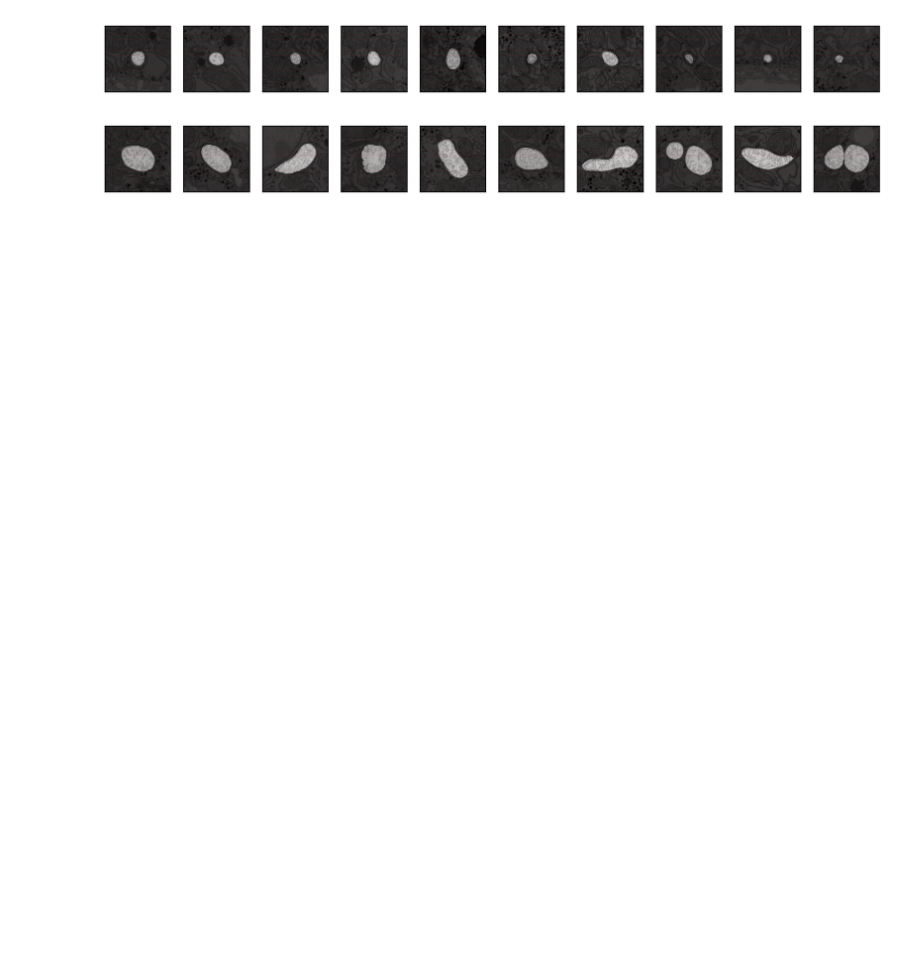
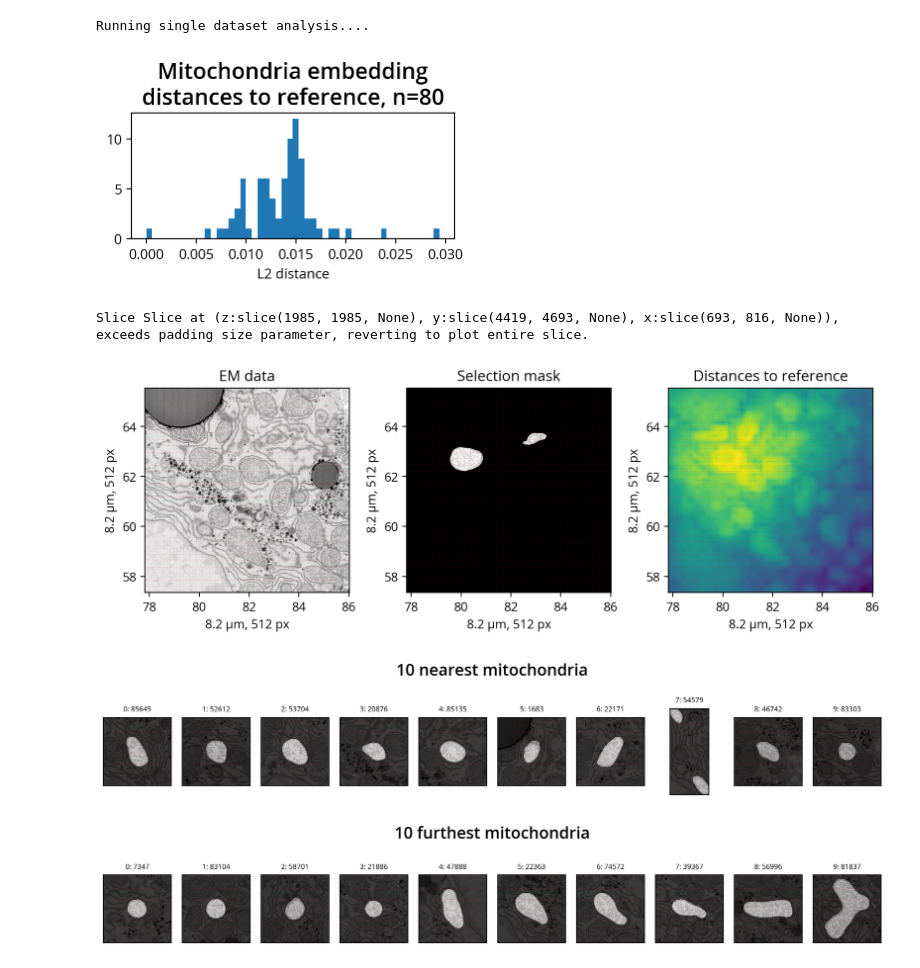
Before and after one commit to trngt/coding-tasks, a Jupyter notebook: task2/Explore_Mito_Data.ipynb, the cells around one changed output. Drawn from its saved outputs; the diff is of its cells as text; code cells hidden in the pictures; blank space fills up the shorter version.

```diff
--- a/task2/Explore_Mito_Data.ipynb
+++ b/task2/Explore_Mito_Data.ipynb
@@ -61,8 +11,3 @@ slices = slicer.generate()
 # %%
-from src.model import load_vitb16_model, load_vits16_model, load_vith16plus_model
-
-vits_model = load_vits16_model() # smallest
-# vitb_model = load_vitb16_model() # baseline, medium
-# vithplus_model = load_vith16plus_model() # largest model
-
-model = vits_model
+from src.model import load_vitb16_model
+model = load_vits16_model() # smallest
@@ -251,8 +14,12 @@ def plot_series(dist_to_ref_entries):
-# %%
-plot_series(dists_to_ref_df.head(10))
-# %% [output]
-[figure, removed]
-# %%
-plot_series(dists_to_ref_df.tail(10))
-# %% [output]
-[figure, removed]
+# %%
+from src.dataset_pipeline import DatasetPipeline
+
+pipeline_mus_liver = DatasetPipeline(group_url, seg_url, 's1', 's0', model, name='mus-liver')
+pipeline_mus_liver.run()
+# %% [output]
+Running single dataset analysis....
+[figure, added]
+Slice Slice at (z:slice(1985, 1985, None), y:slice(4419, 4693, None), x:slice(693, 816, None)), exceeds padding size parameter, reverting to plot entire slice.
+[figure, added]
+[figure, added]
+[figure, added]
```
Also changed, not shown: parts of 21 cells of this notebook, 5 other files.
